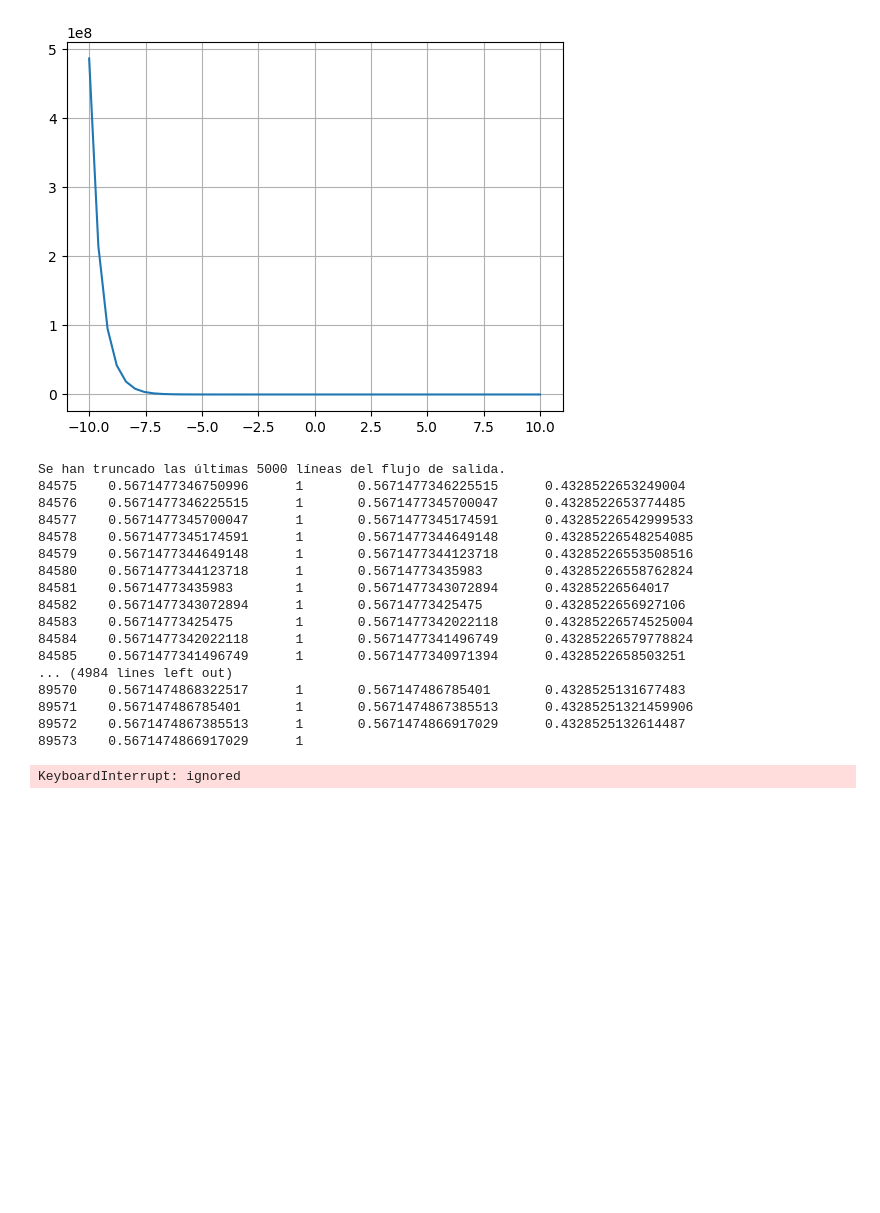
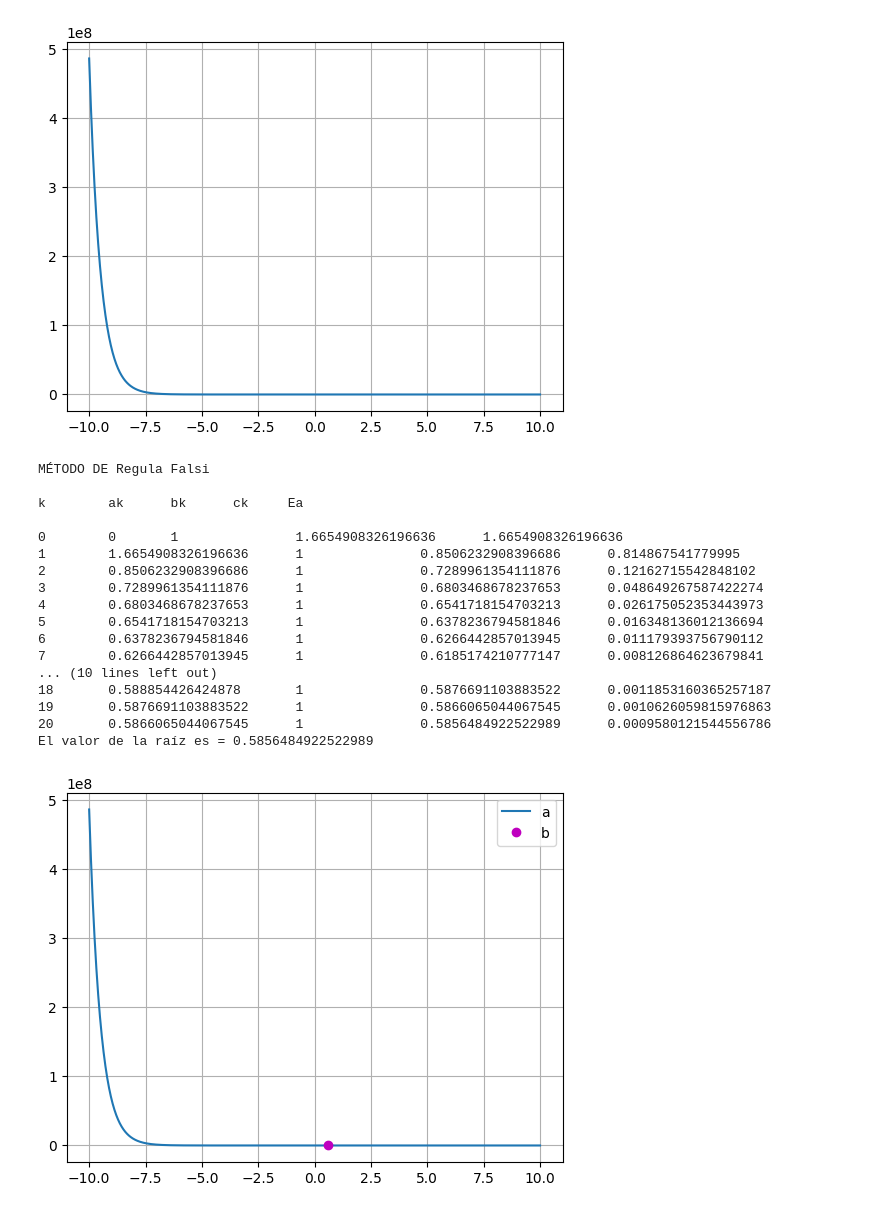
Before and after one commit to mystic23/SCAPI, a Jupyter notebook: Taller4_Busqueda_de_Raices.ipynb, the cells around one changed output. Drawn from its saved outputs; the diff is of its cells as text; code cells hidden in the pictures; blank space fills up the shorter version.

```diff
--- a/Taller4_Busqueda_de_Raices.ipynb
+++ b/Taller4_Busqueda_de_Raices.ipynb
@@ -32,23 +35,26 @@ def newton(f, df, xk, tol, maxiter):
   return [None]
 # %%
 def regula_falsi(f, ak, bk, tol):
-  print('\nMÉTODO DE egula Falsi\n')
-  print('k\t ak\t bk\t ck\tEa\n')
-  Ea=abs(bk-ak)
-  k=0
-  while Ea>=tol:
-    ck=bk-(f(bk)*(bk-ak))/(f(bk)-f(ak))
-    print(k,"\t",ak,"\t",bk,"\t\t",ck,"\t",Ea)
-    if f(ck)==0:
-      return ck
-    else:
-      if f(ak)*f(ck)>0:
-        ak=ck
-      else:
-        bk=ck
-    Ea=abs(bk-ak)
-    k+=1
-  return ck
+    print('\nMÉTODO DE Regula Falsi\n')
+    print('k\t ak\t bk\t ck\tEa\n')
+    Ea = abs(bk - ak)
+    k = 0
+    c_ant = 0
+    while Ea >= tol:
+        ck = bk - (f(bk) * (bk - ak)) / (f(bk) - f(ak))
+        Ea = abs(ck - c_ant)
+        print(k, "\t", ak, "\t", bk, "\t\t", ck, "\t", Ea)
+        if f(ck) == 0:
+            return ck
+        else:
+            if f(ak) * f(ck) > 0:
+                ak = ck
+            else:
+                bk = ck
+        k += 1
+        c_ant = ck
+    print("El valor de la raíz es =", ck)
+    return ck
 # %%
 def Secante(f, xk, xk__1, tol, maxiter):
   print('\nMÉTODO DE LA SECANTE\n')
@@ -452,40 +448,40 @@ import matplotlib.pyplot as plt
 
 x= sp.symbols('x')
 # f= sp.parse_expr(input("Por favor, digita un vector de funciones f(x")) # x*exp(-x**2/10)
-f = x**2 - 2*x*sp.exp(-x) + sp.exp(-2*x)
+f = sp.parse_expr(str("x**2-2*x*exp(-x)+exp(-2*x)"))
 df = f.diff(x)
 d2f = df.diff(x)
 I=f.integrate(x)
 f=sp. lambdify(x, f)
 df=sp. lambdify(x, df)
-ejex = np.linspace(-10, 10)
+ejex = np.linspace(-10, 10, 1000)
 ejey = f(ejex)
 plt.plot(ejex, np.transpose(ejey))
 plt.grid()
 # %% [output]
 [figure]
 # %%
-raiz1 = regula_falsi(f, 0 , 1, 10**-3)
+raiz1 = regula_falsi(f, 0 , 1, 0.001)
 plt.plot(ejex, f(ejex) , raiz1, f(raiz1), 'om')
 plt.grid()
 plt.legend('abcd')
 plt.show()
 # %% [output]
-Se han truncado las últimas 5000 líneas del flujo de salida.
-84575    0.5671477346750996      1       0.5671477346225515      0.4328522653249004
-84576    0.5671477346225515      1       0.5671477345700047      0.4328522653774485
-84577    0.5671477345700047      1       0.5671477345174591      0.43285226542999533
-84578    0.5671477345174591      1       0.5671477344649148      0.43285226548254085
-84579    0.5671477344649148      1       0.5671477344123718      0.43285226553508516
-84580    0.5671477344123718      1       0.56714773435983        0.43285226558762824
-84581    0.56714773435983        1       0.5671477343072894      0.43285226564017
-84582    0.5671477343072894      1       0.56714773425475        0.4328522656927106
-84583    0.56714773425475        1       0.5671477342022118      0.43285226574525004
-84584    0.5671477342022118      1       0.5671477341496749      0.43285226579778824
-84585    0.5671477341496749      1       0.5671477340971394      0.4328522658503251
-... (4984 lines left out)
-89570    0.5671474868322517      1       0.567147486785401       0.4328525131677483
-89571    0.567147486785401       1       0.5671474867385513      0.43285251321459906
-89572    0.5671474867385513      1       0.5671474866917029      0.4328525132614487
-89573    0.5671474866917029      1
+MÉTODO DE Regula Falsi
+
+k        ak      bk      ck     Ea
+
+0        0       1               1.6654908326196636      1.6654908326196636
+1        1.6654908326196636      1               0.8506232908396686      0.814867541779995
+2        0.8506232908396686      1               0.7289961354111876      0.12162715542848102
+3        0.7289961354111876      1               0.6803468678237653      0.048649267587422274
+4        0.6803468678237653      1               0.6541718154703213      0.026175052353443973
+5        0.6541718154703213      1               0.6378236794581846      0.016348136012136694
+6        0.6378236794581846      1               0.6266442857013945      0.011179393756790112
+7        0.6266442857013945      1               0.6185174210777147      0.008126864623679841
+... (10 lines left out)
+18       0.588854426424878       1               0.5876691103883522      0.0011853160365257187
+19       0.5876691103883522      1               0.5866065044067545      0.0010626059815976863
+20       0.5866065044067545      1               0.5856484922522989      0.0009580121544556786
+El valor de la raíz es = 0.5856484922522989
-KeyboardInterrupt: ignored
+[figure, added]
```
Also changed, not shown: parts of 9 cells of this notebook.
